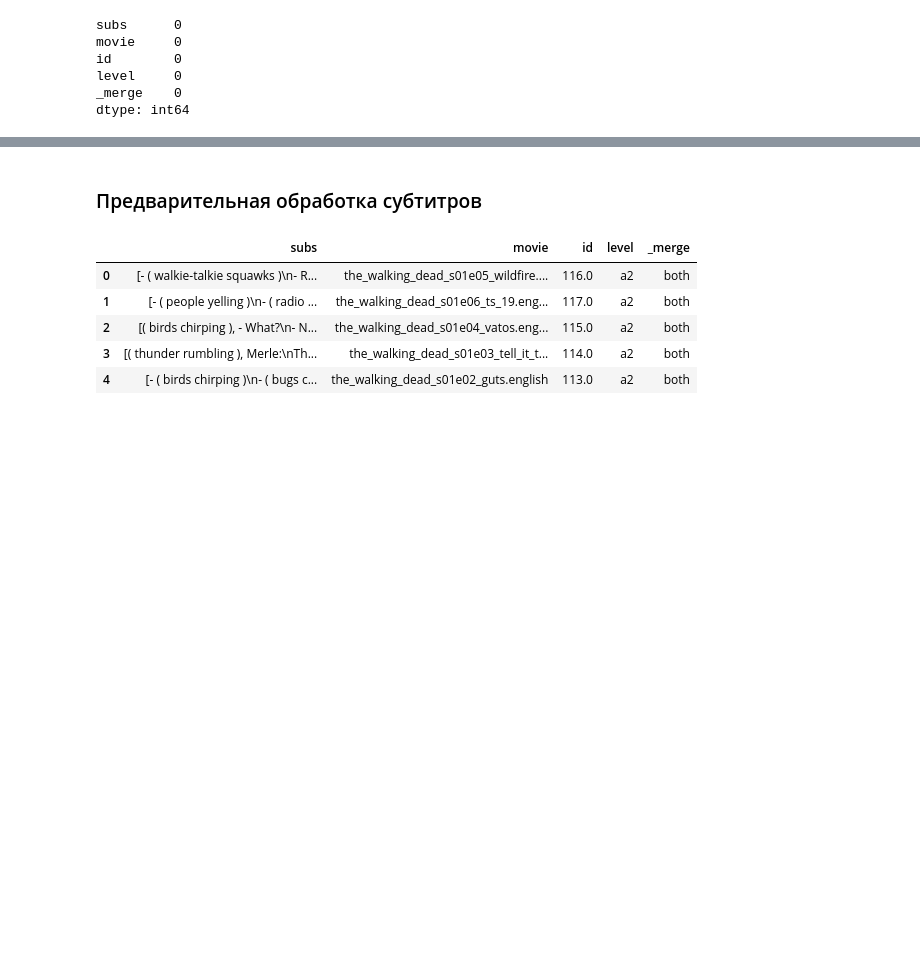
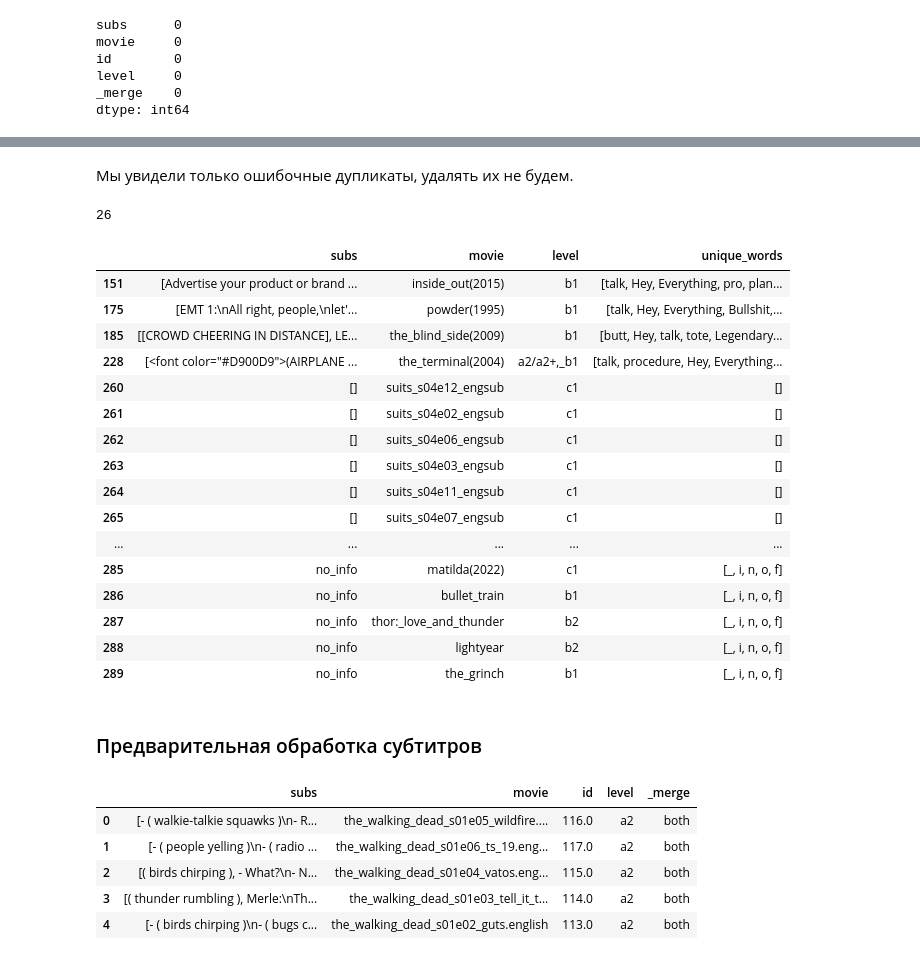
Before and after one commit to AV-BOLT/Masterskaya_2, a Jupyter notebook: Notebooks/determine_langlevel_by_subs.ipynb, the cells around one changed output, grey strips where cells are left out. Cells and saved outputs as stored; diff of their text form; code cells hidden in the pictures; blank space fills up the shorter version.

```diff
--- a/Notebooks/determine_langlevel_by_subs.ipynb
+++ b/Notebooks/determine_langlevel_by_subs.ipynb
@@ -288,3 +313,29 @@ dtype: int64
+# %% [markdown]
+Мы увидели только ошибочные дупликаты, удалять их не будем.
+# %%
+data['unique_words'].duplicated().sum()
+# %% [output]
+26
+# %%
+data[data['unique_words'].duplicated()]
+# %% [output]
+|  | subs | movie | level | unique_words |
+| 151 | [Advertise your product or brand ... | inside_out(2015) | b1 | [talk, Hey, Everything, pro, plan... |
+| 175 | [EMT 1:\nAll right, people,\nlet'... | powder(1995) | b1 | [talk, Hey, Everything, Bullshit,... |
+| 185 | [[CROWD CHEERING IN DISTANCE], LE... | the_blind_side(2009) | b1 | [butt, Hey, talk, tote, Legendary... |
+| 228 | [<font color="#D900D9">(AIRPLANE ... | the_terminal(2004) | a2/a2+,_b1 | [talk, procedure, Hey, Everything... |
+| 260 | [] | suits_s04e12_engsub | c1 | [] |
+| 261 | [] | suits_s04e02_engsub | c1 | [] |
+| 262 | [] | suits_s04e06_engsub | c1 | [] |
+| 263 | [] | suits_s04e03_engsub | c1 | [] |
+| 264 | [] | suits_s04e11_engsub | c1 | [] |
+| 265 | [] | suits_s04e07_engsub | c1 | [] |
+| ... | ... | ... | ... | ... |
+| 285 | no_info | matilda(2022) | c1 | [_, i, n, o, f] |
+| 286 | no_info | bullet_train | b1 | [_, i, n, o, f] |
+| 287 | no_info | thor:_love_and_thunder | b2 | [_, i, n, o, f] |
+| 288 | no_info | lightyear | b2 | [_, i, n, o, f] |
+| 289 | no_info | the_grinch | b1 | [_, i, n, o, f] |
 # %% [markdown]
 ### Предварительная обработка субтитров
 # %%
```
Also changed, not shown: parts of 20 cells of this notebook.
